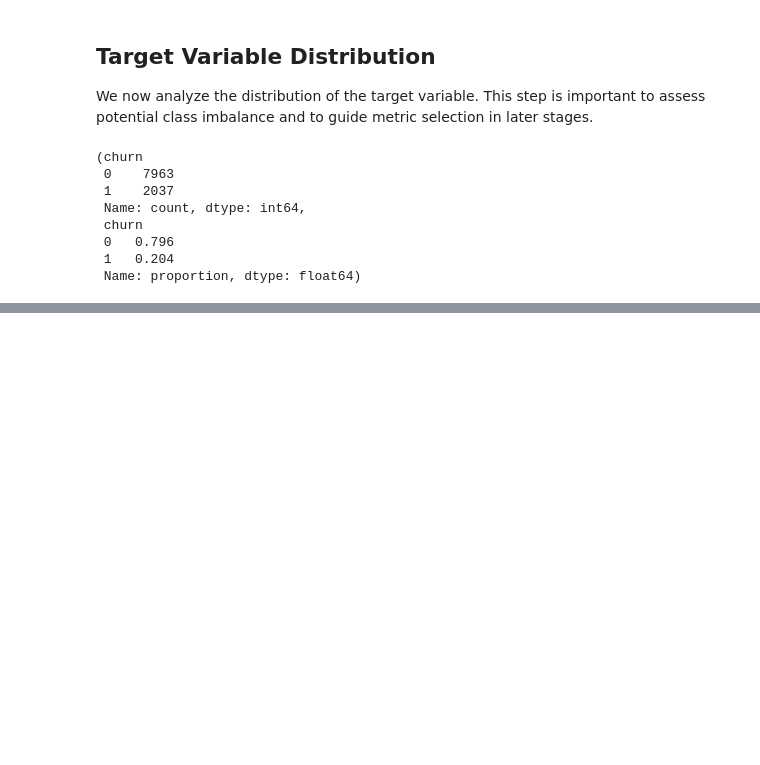
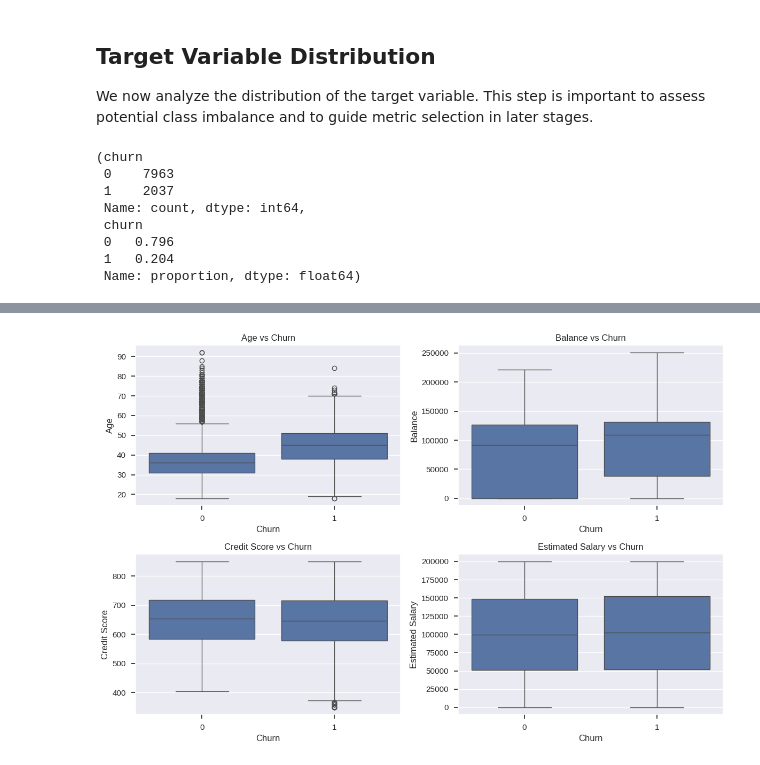
Before and after one commit to laser54/bank-churn-prediction, a Jupyter notebook: notebooks/01_eda.ipynb, the cells around one changed output, grey strips where cells are left out. Cells and saved outputs as stored; diff of their text form; code cells hidden in the pictures; blank space fills up the shorter version.

```diff
--- a/notebooks/01_eda.ipynb
+++ b/notebooks/01_eda.ipynb
@@ -178,0 +203,31 @@ This will be taken into account during model evaluation and threshold selection.
+# %%
+key_numerical_features = [
+    "age",
+    "balance",
+    "credit_score",
+    "estimated_salary"
+]
+
+fig, axes = plt.subplots(
+    nrows=2,
+    ncols=2,
+    figsize=(12, 8)
+)
+
+axes = axes.flatten()
+
+for ax, col in zip(axes, key_numerical_features):
+    sns.boxplot(
+        x=TARGET_COL,
+        y=col,
+        data=df,
+        ax=ax
+    )
+    ax.set_title(f"{col.replace('_', ' ').title()} vs Churn")
+    ax.set_xlabel("Churn")
+    ax.set_ylabel(col.replace('_', ' ').title())
+
+plt.tight_layout()
+plt.show()
+# %% [output]
+[figure, added]
```
Also changed, not shown: parts of 9 cells of this notebook.
